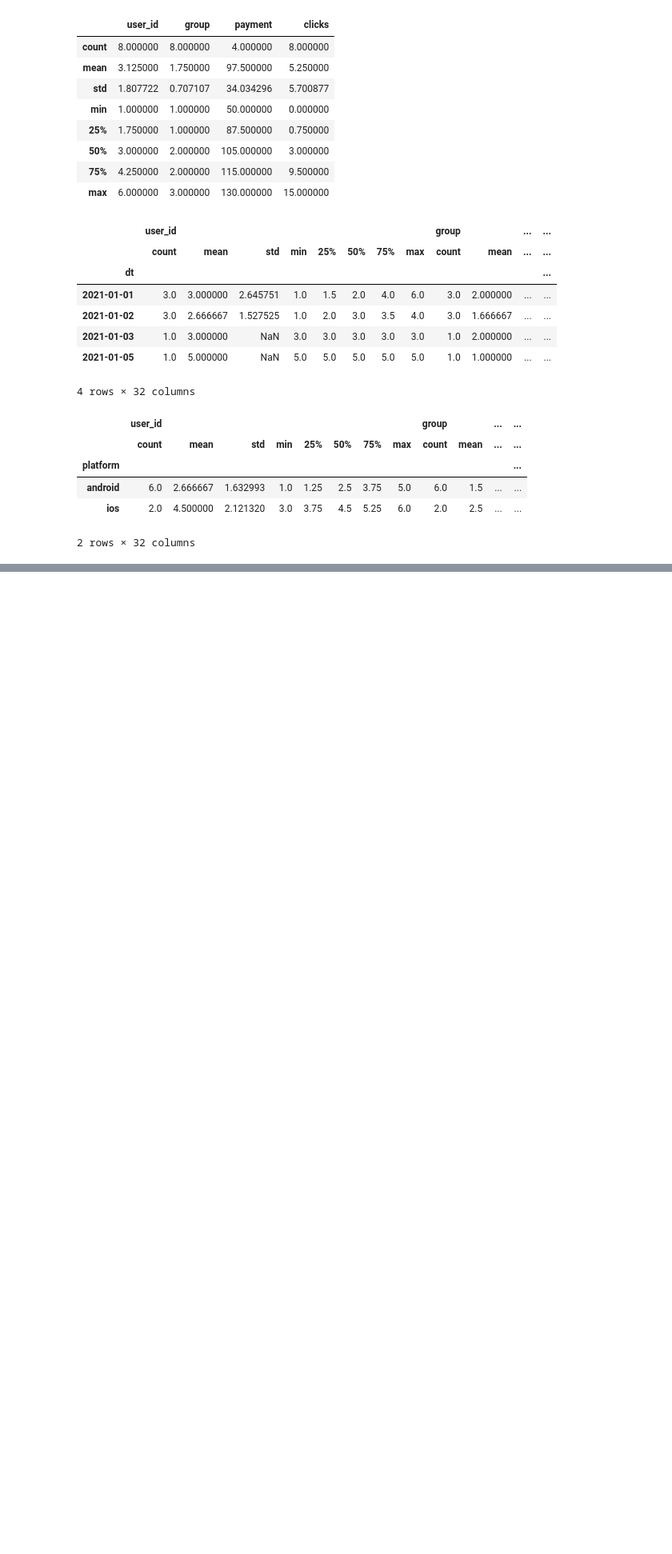
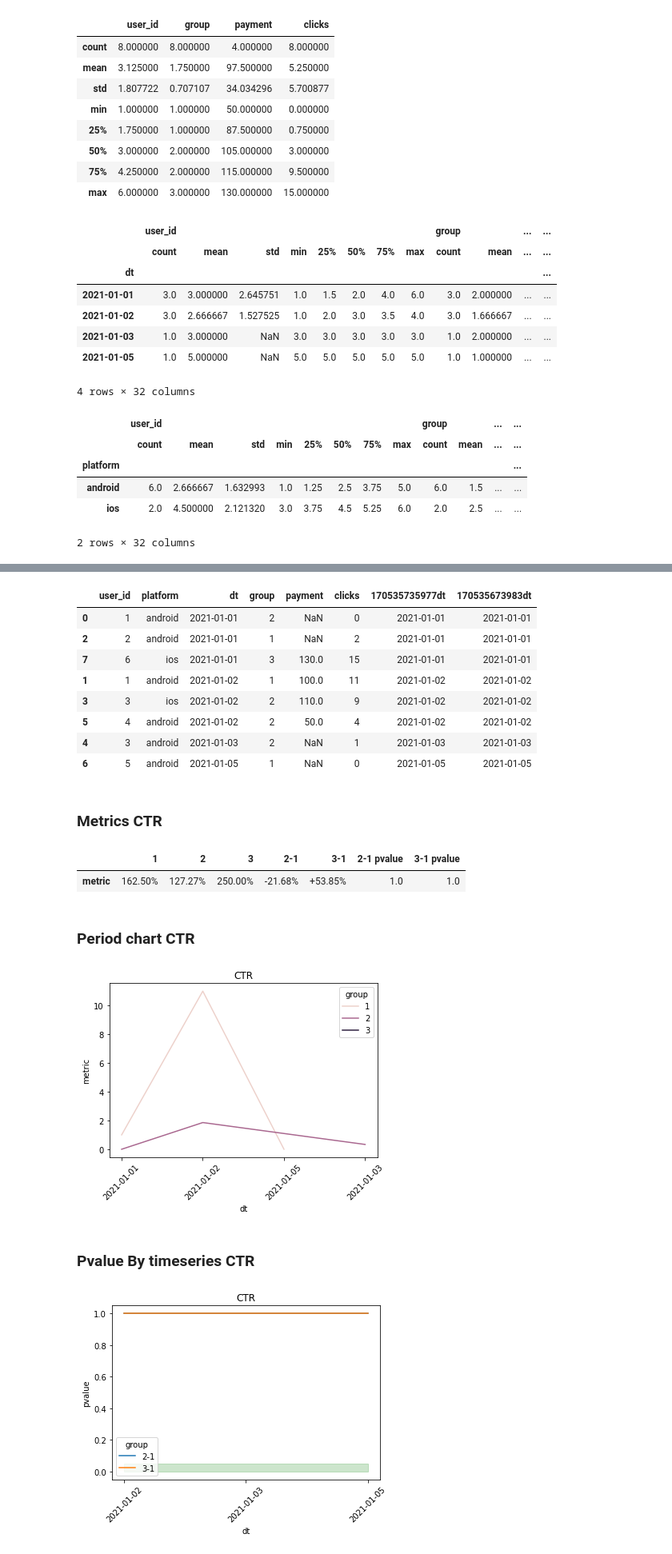
Before and after one commit to sqweptic/burnaby, a Jupyter notebook: src/example.ipynb, the cells around one changed output, grey strips where cells are left out. Shown: that part at 80% size. Cells and saved outputs as stored; diff of their text form; code cells hidden in the pictures; blank space fills up the shorter version.

Commit message:
continue rework metrics and charts

```diff
--- a/src/example.ipynb
+++ b/src/example.ipynb
@@ -172,0 +155,17 @@ test_hypothesis_continuous(
+# %%
+calc_metrics(
+    EXPERIMENT_NAME,
+    nominator_col='clicks',
+    denominator_col='user_id',
+    name='CTR',
+    is_uniq_id_proportions=False,
+    hypothesis={
+        'stat_test': 'chisquare',
+        'significance_level': 0.05
+    },
+    aggregation_values={
+        '*': '*',
+        # ['platform', 'browser']: [['android', 'chrome']]
+    }
+)
+# %% [output]
@@ -172,0 +175,16 @@ test_hypothesis_continuous(
+|  | user_id | platform | dt | group | payment | clicks | 170535735977dt | 170535673983dt |
+| 0 | 1 | android | 2021-01-01 | 2 | NaN | 0 | 2021-01-01 | 2021-01-01 |
+| 2 | 2 | android | 2021-01-01 | 1 | NaN | 2 | 2021-01-01 | 2021-01-01 |
+| 7 | 6 | ios | 2021-01-01 | 3 | 130.0 | 15 | 2021-01-01 | 2021-01-01 |
+| 1 | 1 | android | 2021-01-02 | 1 | 100.0 | 11 | 2021-01-02 | 2021-01-02 |
+| 3 | 3 | ios | 2021-01-02 | 2 | 110.0 | 9 | 2021-01-02 | 2021-01-02 |
+| 5 | 4 | android | 2021-01-02 | 2 | 50.0 | 4 | 2021-01-02 | 2021-01-02 |
+| 4 | 3 | android | 2021-01-03 | 2 | NaN | 1 | 2021-01-03 | 2021-01-03 |
+| 6 | 5 | android | 2021-01-05 | 1 | NaN | 0 | 2021-01-05 | 2021-01-05 |
+### Metrics CTR
+|  | 1 | 2 | 3 | 2-1 | 3-1 | 2-1 pvalue | 3-1 pvalue |
+| metric | 162.50% | 127.27% | 250.00% | -21.68% | +53.85% | 1.0 | 1.0 |
+### Period chart CTR
+[figure, added]
+### Pvalue By timeseries CTR
+[figure, added]
```
Also changed, not shown: parts of 9 cells of this notebook, 9 other files.
